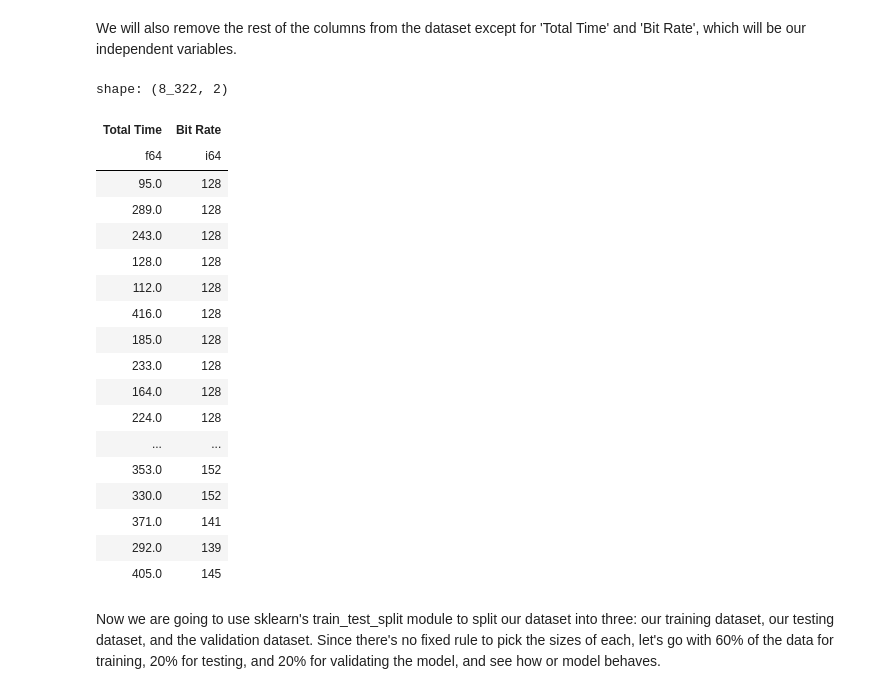
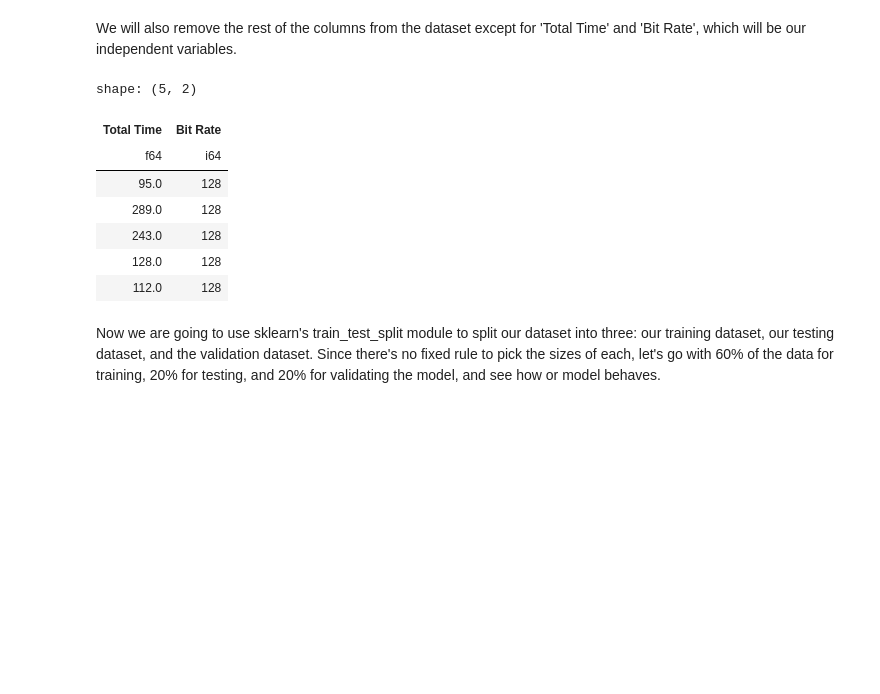
Before and after one commit to Underdoge/music-ds, a Jupyter notebook: Jupyter_Workbook.ipynb, the cells around one changed output. Saved outputs shown, nothing was run; the diff lists cells and outputs as text; code cells hidden in the pictures; blank space fills up the shorter version.

```diff
--- a/Jupyter_Workbook.ipynb
+++ b/Jupyter_Workbook.ipynb
@@ -266,0 +269,2 @@ songs_df = songs_df.filter(pl.col('Year') > 1000).filter(pl.col('Year') < 2024)
+# %%
+songs_df = songs_df.filter(pl.col('Total Time') > 0)
@@ -597,27 +595,16 @@ shape: (8_322, 1)
 We will also remove the rest of the columns from the dataset except for 'Total Time' and 'Bit Rate', which will be our independent variables.
 # %%
 songs_independent_vars = songs_df.select((pl.col('Total Time')/1000), pl.col('Bit Rate'))
-songs_independent_vars
+songs_independent_vars.head()
 # %% [output]
-shape: (8_322, 2)
+shape: (5, 2)
 | Total Time | Bit Rate |
 | f64 | i64 |
 | 95.0 | 128 |
 | 289.0 | 128 |
 | 243.0 | 128 |
 | 128.0 | 128 |
 | 112.0 | 128 |
-| 416.0 | 128 |
-| 185.0 | 128 |
-| 233.0 | 128 |
-| 164.0 | 128 |
-| 224.0 | 128 |
-| ... | ... |
-| 353.0 | 152 |
-| 330.0 | 152 |
-| 371.0 | 141 |
-| 292.0 | 139 |
-| 405.0 | 145 |
 # %% [markdown]
 Now we are going to use sklearn's train_test_split module to split our dataset into three: our training dataset, our testing dataset, and the validation dataset. Since there's no fixed rule to pick the sizes of each, let's go with 60% of the data for training, 20% for testing, and 20% for validating the model, and see how or model behaves.
 # %%
```
Also changed, not shown: parts of 14 cells of this notebook, 3 other files.
